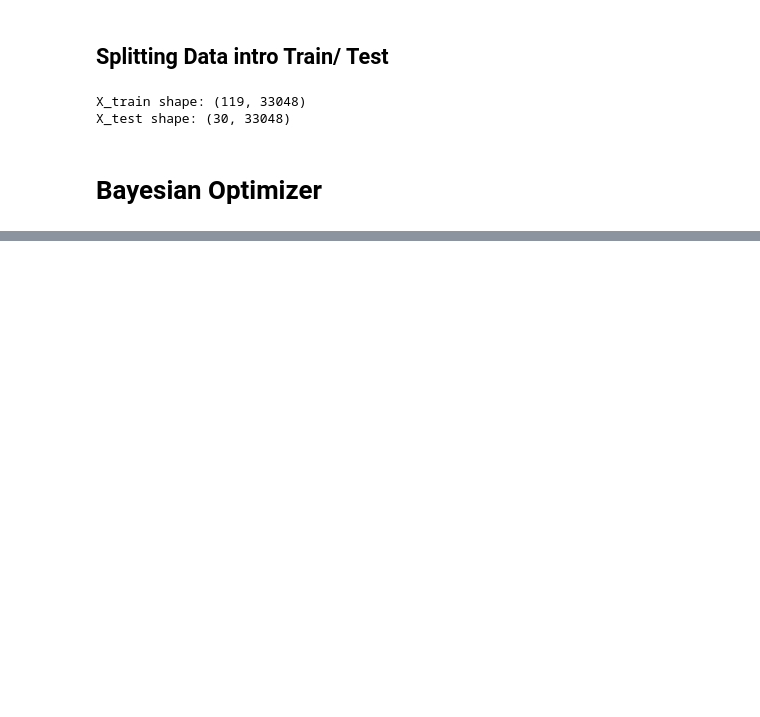
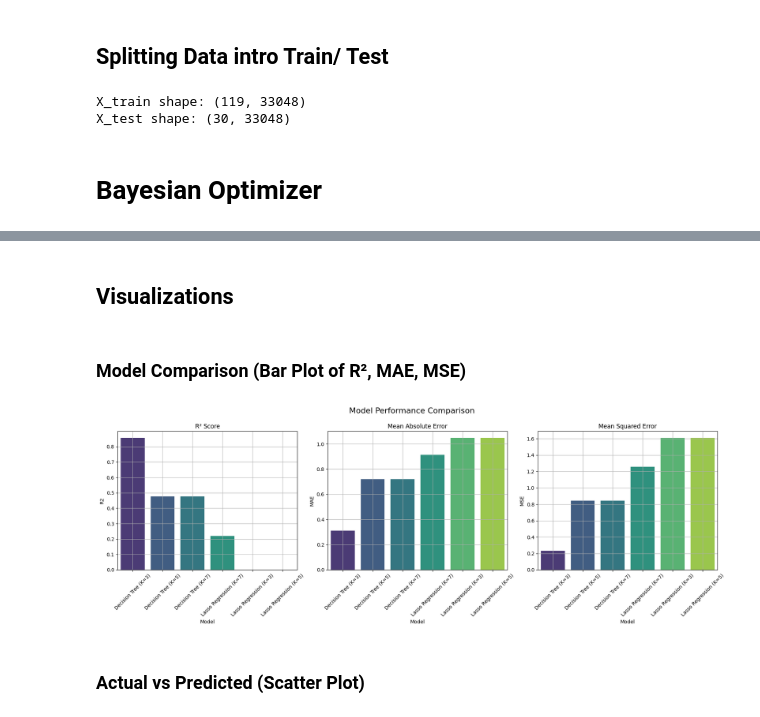
Before and after one commit to derex-cmd/ccdm, a Jupyter notebook: Bayesian Optimizer/Bayesian Optimizer.ipynb, the cells around one changed output, grey strips where cells are left out. Drawn from its saved outputs; the diff is of its cells as text; code cells hidden in the pictures; blank space fills up the shorter version.

```diff
--- a/Bayesian Optimizer/Bayesian Optimizer.ipynb
+++ b/Bayesian Optimizer/Bayesian Optimizer.ipynb
@@ -109,10 +109,10 @@ param_spaces = {
      #   "n_estimators": Integer(50, 200),
       #  "max_depth": Integer(5, 20)
     #},
-    "Gradient Boosting": {
-        "n_estimators": Integer(50, 200),
-        "learning_rate": Real(0.01, 0.1, prior='log-uniform')
-    },
+    #"Gradient Boosting": {
+     #   "n_estimators": Integer(50, 200),
+      #  "learning_rate": Real(0.01, 0.1, prior='log-uniform')
+    #},
     "Lasso Regression": {
         "alpha": Real(0.01, 10.0, prior='log-uniform')
     }
@@ -267,0 +372,31 @@ NameError: name 'results_df' is not defined
+# %% [markdown]
+## Visualizations
+# %% [markdown]
+### Model Comparison (Bar Plot of R², MAE, MSE)
+# %%
+import matplotlib.pyplot as plt
+import seaborn as sns
+
+def plot_model_performance(results_df):
+    metrics = ['R2', 'MAE', 'MSE']
+    titles = {'R2': 'R² Score', 'MAE': 'Mean Absolute Error', 'MSE': 'Mean Squared Error'}
+
+    plt.figure(figsize=(18, 6))  # Wider figure for 3 subplots
+
+    for i, metric in enumerate(metrics, 1):
+        plt.subplot(1, 3, i)
+        sns.barplot(data=results_df, x='Model', y=metric, palette='viridis')
+        plt.title(titles[metric])
+        plt.xticks(rotation=45)
+        plt.grid(True)
+        plt.tight_layout()
+
+    plt.suptitle("Model Performance Comparison", fontsize=16, y=1.05)
+    plt.show()
+# %%
+# 1. Bar charts for R2, MAE, MSE
+plot_model_performance(results_df)
+# %% [output]
+[figure, added]
+# %% [markdown]
+### Actual vs Predicted (Scatter Plot)
```
Also changed, not shown: parts of 15 cells of this notebook, 13 other files.
